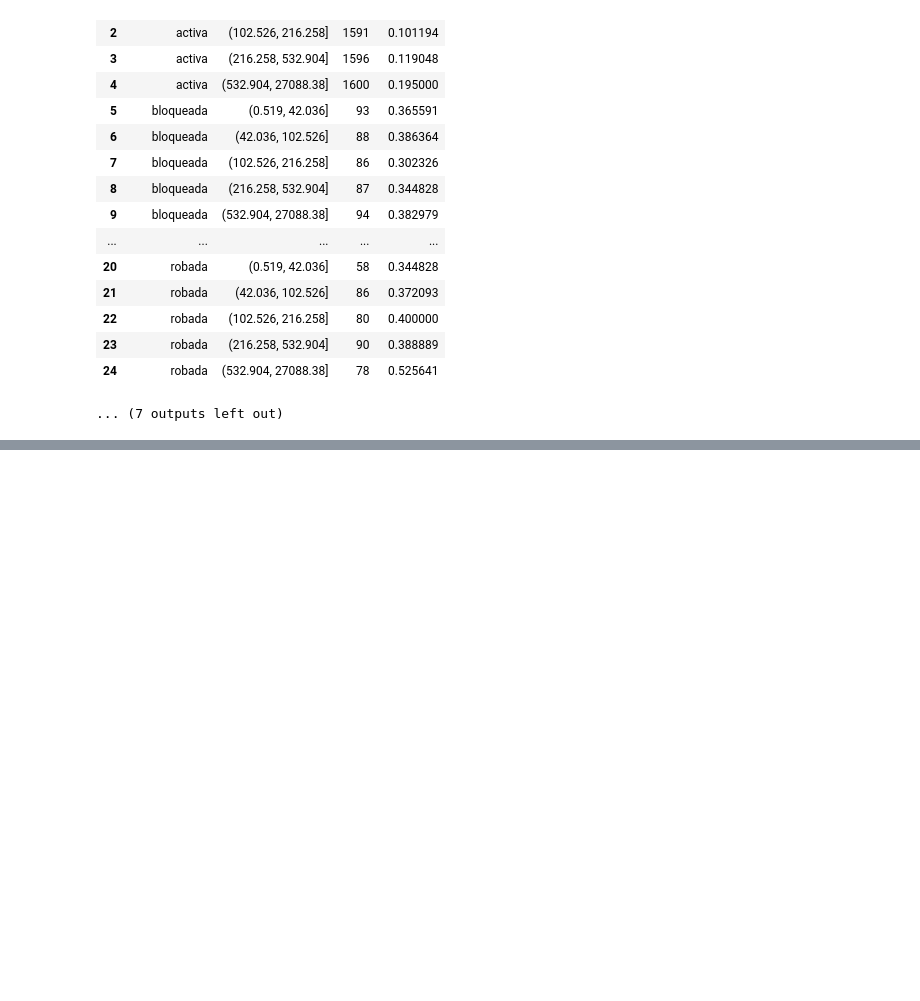
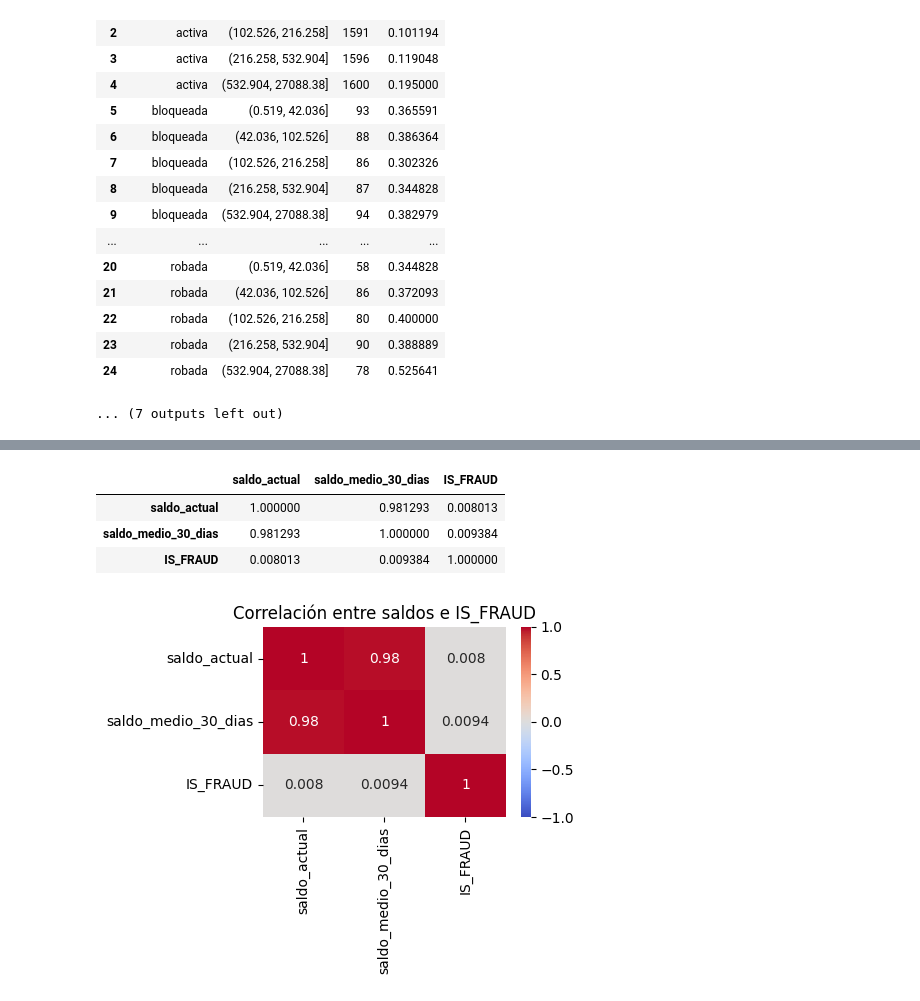
Before and after one commit to CPasData/NovaPay_ML, a Jupyter notebook: Notebooks/EDA.ipynb, the cells around one changed output, grey strips where cells are left out. Saved outputs shown, nothing was run; the diff lists cells and outputs as text; code cells hidden in the pictures; blank space fills up the shorter version.

```diff
--- a/Notebooks/EDA.ipynb
+++ b/Notebooks/EDA.ipynb
@@ -1378,0 +1507,16 @@ resumen_y_heatmap(
+# %%
+# Corr Para saldo_actual vs saldo_medio_30_dias
+corr_saldos = df[['saldo_actual', 'saldo_medio_30_dias', 'IS_FRAUD']].corr()
+display(corr_saldos)
+
+plt.figure(figsize=(5, 4))
+sns.heatmap(corr_saldos, annot=True, cmap='coolwarm', center=0, vmin=-1, vmax=1)
+plt.title('Correlación entre saldos e IS_FRAUD')
+plt.tight_layout()
+plt.show()
+# %% [output]
+|  | saldo_actual | saldo_medio_30_dias | IS_FRAUD |
+| saldo_actual | 1.000000 | 0.981293 | 0.008013 |
+| saldo_medio_30_dias | 0.981293 | 1.000000 | 0.009384 |
+| IS_FRAUD | 0.008013 | 0.009384 | 1.000000 |
+[figure, added]
```
Also changed, not shown: parts of 6 cells of this notebook, 1 other file.
